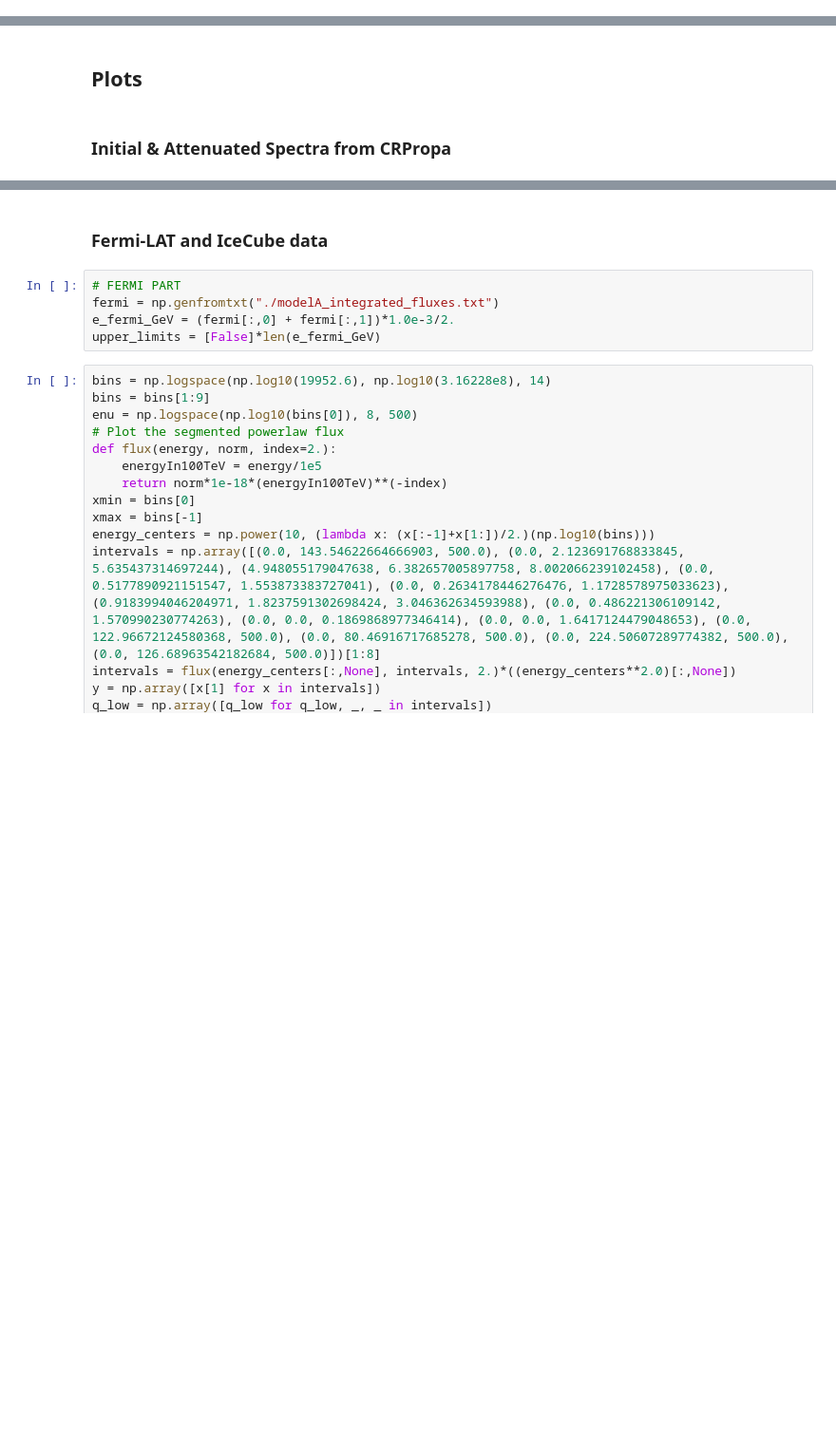
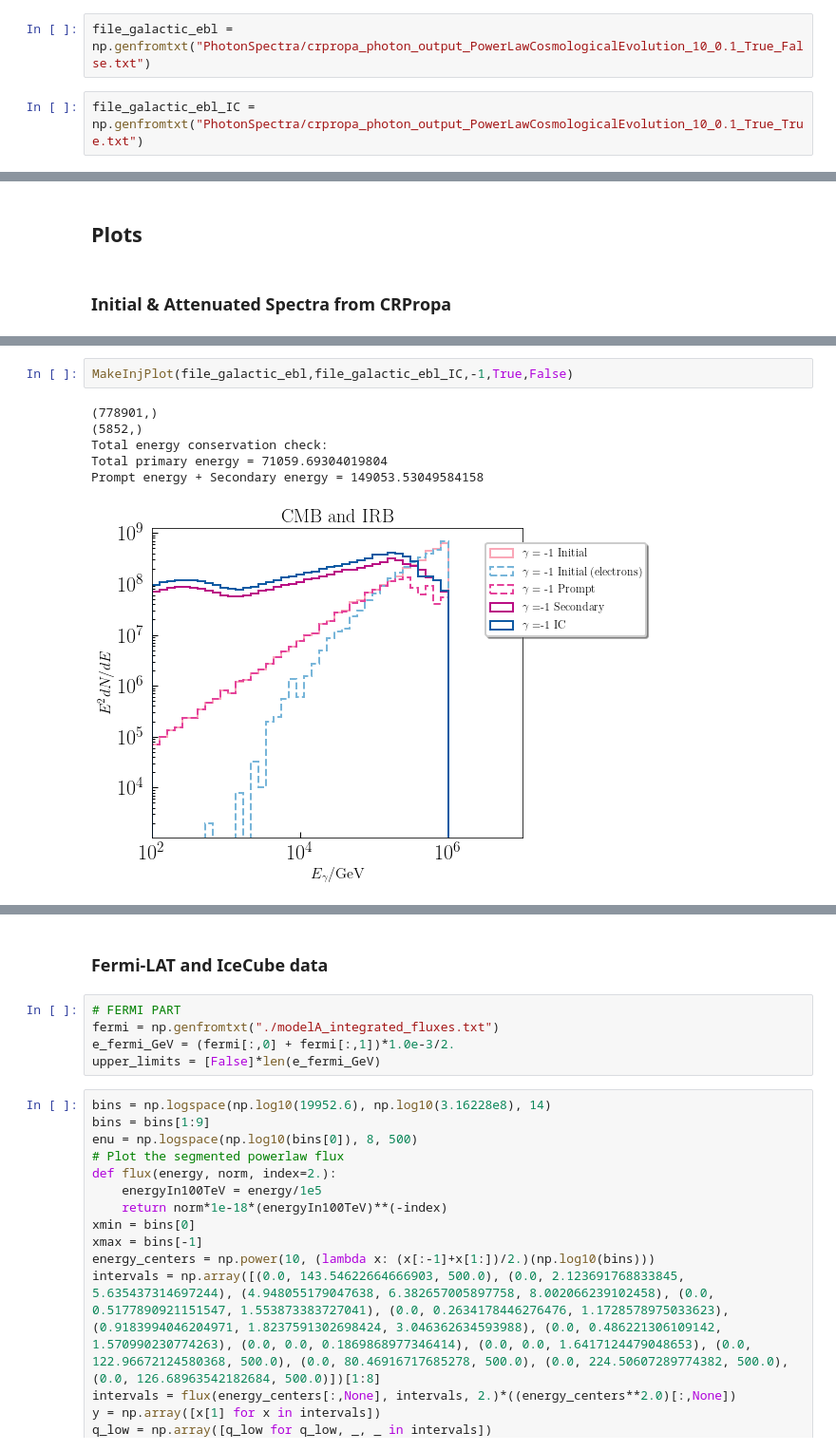
Before and after one commit to bskrzypek/Gamma-Ray-Constraints-on-DM, a Jupyter notebook: CRPropaScripts/DMSpectra3.ipynb, the cells around one changed output, grey strips where cells are left out. Shown at 95% size. Saved outputs shown, nothing was run; the diff lists cells and outputs as text; blank space fills up the shorter version.

```diff
--- a/CRPropaScripts/DMSpectra3.ipynb
+++ b/CRPropaScripts/DMSpectra3.ipynb
@@ -53,0 +50,4 @@ file_extragalactic_ebl = np.genfromtxt("PhotonSpectra/crpropa_photon_output_Powe
+# %%
+file_galactic_ebl = np.genfromtxt("PhotonSpectra/crpropa_photon_output_PowerLawCosmologicalEvolution_10_0.1_True_False.txt")
+# %%
+file_galactic_ebl_IC = np.genfromtxt("PhotonSpectra/crpropa_photon_output_PowerLawCosmologicalEvolution_10_0.1_True_True.txt")
@@ -184,0 +529,9 @@ def MakeInjPlot(file,gamma,irb = True):
+# %%
+MakeInjPlot(file_galactic_ebl,file_galactic_ebl_IC,-1,True,False)
+# %% [output]
+(778901,)
+(5852,)
+Total energy conservation check:
+Total primary energy = 71059.69304019804
+Prompt energy + Secondary energy = 149053.53049584158
+[figure, added]
```
Also changed, not shown: parts of 67 cells of this notebook.
